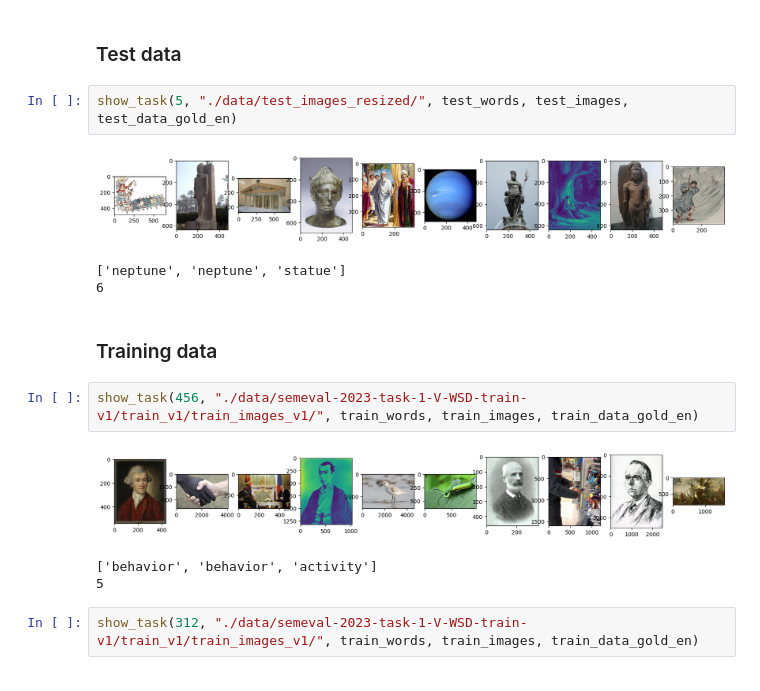
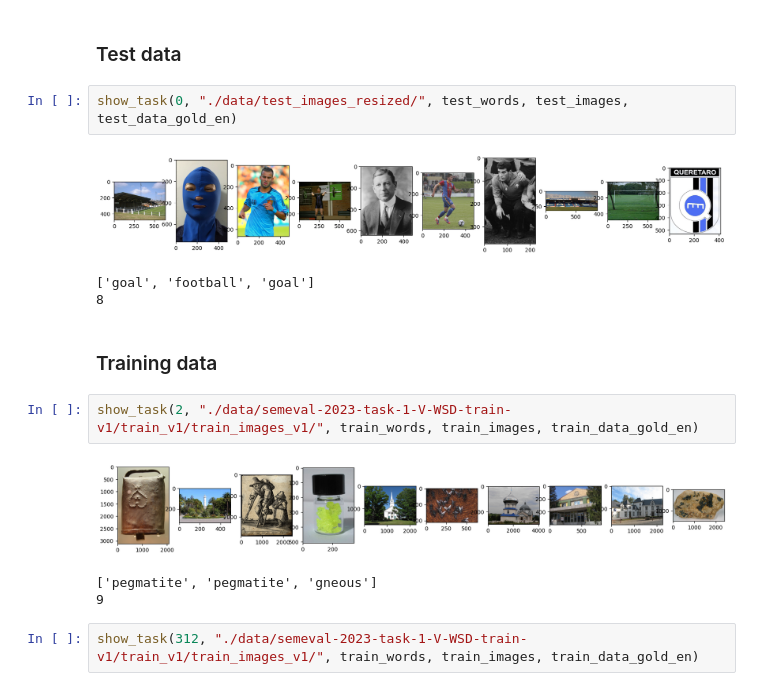
Before and after one commit to Banuran/ki-lab-ss23-MindCraft, a Jupyter notebook: data-analysis.ipynb, the cells around one changed output. Drawn from its saved outputs; the diff is of its cells as text.

```diff
--- a/data-analysis.ipynb
+++ b/data-analysis.ipynb
@@ -84,19 +84,19 @@ def show_task(index, img_path, data_list_words, data_list_images, gold_list):
 # %% [markdown]
 ### Test data
 # %%
-show_task(5, "./data/test_images_resized/", test_words, test_images, test_data_gold_en)
+show_task(0, "./data/test_images_resized/", test_words, test_images, test_data_gold_en)
 # %% [output]
-[figure, old version]
+[figure, new version]
-['neptune', 'neptune', 'statue']
-6
+['goal', 'football', 'goal']
+8
 # %% [markdown]
 ### Training data
 # %%
-show_task(456, "./data/semeval-2023-task-1-V-WSD-train-v1/train_v1/train_images_v1/", train_words, train_images, train_data_gold_en)
+show_task(2, "./data/semeval-2023-task-1-V-WSD-train-v1/train_v1/train_images_v1/", train_words, train_images, train_data_gold_en)
 # %% [output]
-[figure, old version]
+[figure, new version]
-['behavior', 'behavior', 'activity']
-5
+['pegmatite', 'pegmatite', 'gneous']
+9
 # %%
 show_task(312, "./data/semeval-2023-task-1-V-WSD-train-v1/train_v1/train_images_v1/", train_words, train_images, train_data_gold_en)
 # %% [output]
```
Also changed, not shown: 3 other files.
